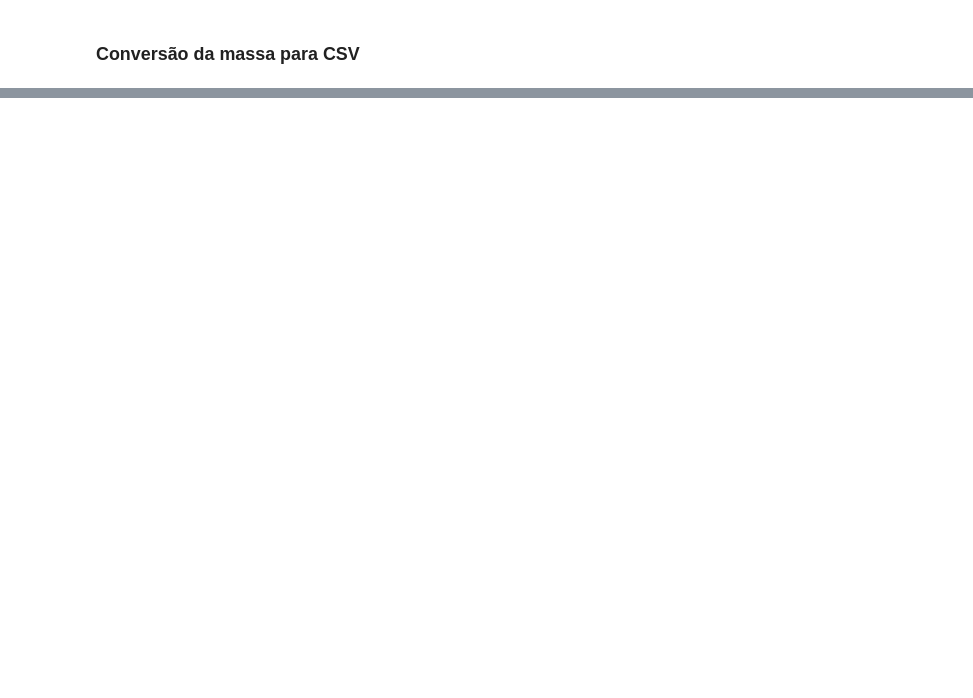
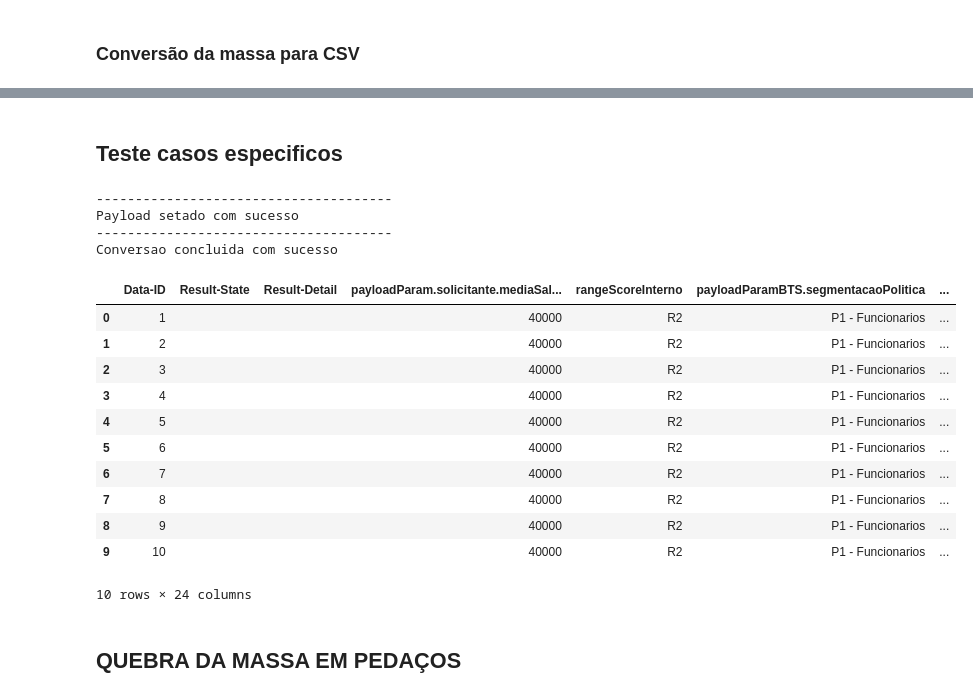
Before and after one commit to vcesarpicpay/modelos-online-local, a Jupyter notebook: v2/homol_modular_DefinicaoTabelasAntigos ( subgrupos, marcações de aprovados ).ipynb, the cells around one changed output, grey strips where cells are left out. Cells and saved outputs as stored; diff of their text form; code cells hidden in the pictures; blank space fills up the shorter version.

```diff
--- a/v2/homol_modular_DefinicaoTabelasAntigos ( subgrupos, marcações de aprovados ).ipynb
+++ b/v2/homol_modular_DefinicaoTabelasAntigos ( subgrupos, marcações de aprovados ).ipynb
@@ -147,0 +235,54 @@ print(json.dumps(listaResultado[data_id-1],indent=4))
+# %% [markdown]
+## <b> Teste casos especificos
+# %%
+#Criação das massas com casos forçados
+massa_TabelaJaCliente1 = sherlock.Gera_Massa(base_entrada)
+massa_TabelaJaCliente1.gera_cenario('payloadHomol.intermediarias.faixaRiscoInternoAgrupada',["R2"])
+massa_TabelaJaCliente1.gera_cenario('payloadHomol.intermediarias.segmentacaoPolitica',["P1 - Funcionarios"])
+massa_TabelaJaCliente1.gera_cenario('payloadHomol.intermediarias.faixaRendaBruta',[
+                                                                                  'a. < 4k'
+                                                                                 ])
+massa_TabelaJaCliente1.gera_cenario('solicitante.flagFuncionario',[1])
+massa_TabelaJaCliente1.gera_cenario('payloadHomol.intermediarias.cpf6e7Digito',[0,43,44,45,46,88,89,90,91,99])
+massa_TabelaJaCliente1.gera_cenario('solicitante.flagCCRot',[1])
+
+
+massa_TabelaJaCliente1.set_bom_arqv()
+massa_TabelaJaCliente1.converte_massa()
+
+listaResultado = rp.execucaoModular(massa_TabelaJaCliente1.get_massa_json(),rp.subGruposAntigo)
+
+# Renomeação das colunas para o cabeçalho do RMA
+massa_TabelaJaCliente1.rename_cabecalho()
+massa_TabelaJaCliente1.rename_variavel("solicitante.flagCCRot","payloadParam.solicitante.flagCCRot")
+massa_TabelaJaCliente1.rename_variavel("solicitante.mediaSaldoTotal","payloadParam.solicitante.mediaSaldoTotal")
+
+
+massa_TabelaJaCliente1.atribui_expected(listaResultado,"payloadHomol.intermediarias.segmentacao","segmentacaoSubgrupo")
+massa_TabelaJaCliente1.atribui_expected(listaResultado,"payloadHomol.intermediarias.alavancagem","alavancagem")
+massa_TabelaJaCliente1.atribui_expected(listaResultado,"payloadHomol.intermediarias.limiteTeto","limiteTeto")
+massa_TabelaJaCliente1.atribui_expected(listaResultado,"payloadHomol.intermediarias.limitePiso","limitePiso")
+massa_TabelaJaCliente1.atribui_expected(listaResultado,"payloadHomol.intermediarias.limiteFixo","limiteFixo")
+massa_TabelaJaCliente1.atribui_expected(listaResultado,"payloadHomol.intermediarias.aprovadoBAUAux","aprovadoBAUAux")
+massa_TabelaJaCliente1.atribui_expected(listaResultado,"payloadHomol.intermediarias.aprovadoSLAux","aprovadoSmallLimitsAux")
+
+massa_TabelaJaCliente1.get_massa_dm()
+# %% [output]
+--------------------------------------
+Payload setado com sucesso
+--------------------------------------
+Conversao concluida com sucesso
+|  | Data-ID | Result-State | Result-Detail | payloadParam.solicitante.mediaSal... | rangeScoreInterno | payloadParamBTS.segmentacaoPolitica | ... |
+| 0 | 1 |  |  | 40000 | R2 | P1 - Funcionarios | ... |
+| 1 | 2 |  |  | 40000 | R2 | P1 - Funcionarios | ... |
+| 2 | 3 |  |  | 40000 | R2 | P1 - Funcionarios | ... |
+| 3 | 4 |  |  | 40000 | R2 | P1 - Funcionarios | ... |
+| 4 | 5 |  |  | 40000 | R2 | P1 - Funcionarios | ... |
+| 5 | 6 |  |  | 40000 | R2 | P1 - Funcionarios | ... |
+| 6 | 7 |  |  | 40000 | R2 | P1 - Funcionarios | ... |
+| 7 | 8 |  |  | 40000 | R2 | P1 - Funcionarios | ... |
+| 8 | 9 |  |  | 40000 | R2 | P1 - Funcionarios | ... |
+| 9 | 10 |  |  | 40000 | R2 | P1 - Funcionarios | ... |
+10 rows × 24 columns
+# %% [markdown]
+## QUEBRA DA MASSA EM PEDAÇOS
```
Also changed, not shown: parts of 13 cells of this notebook, 44 other files.
